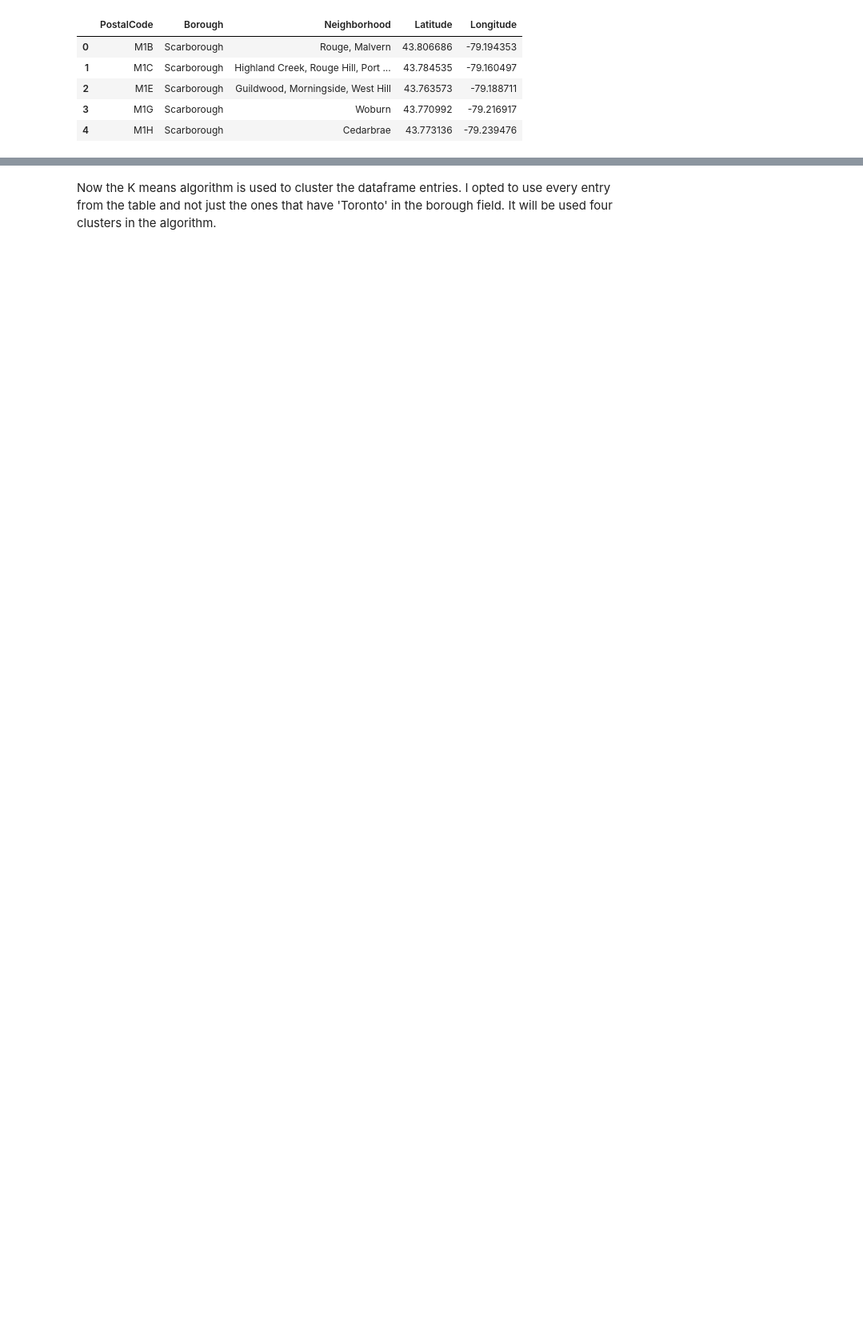
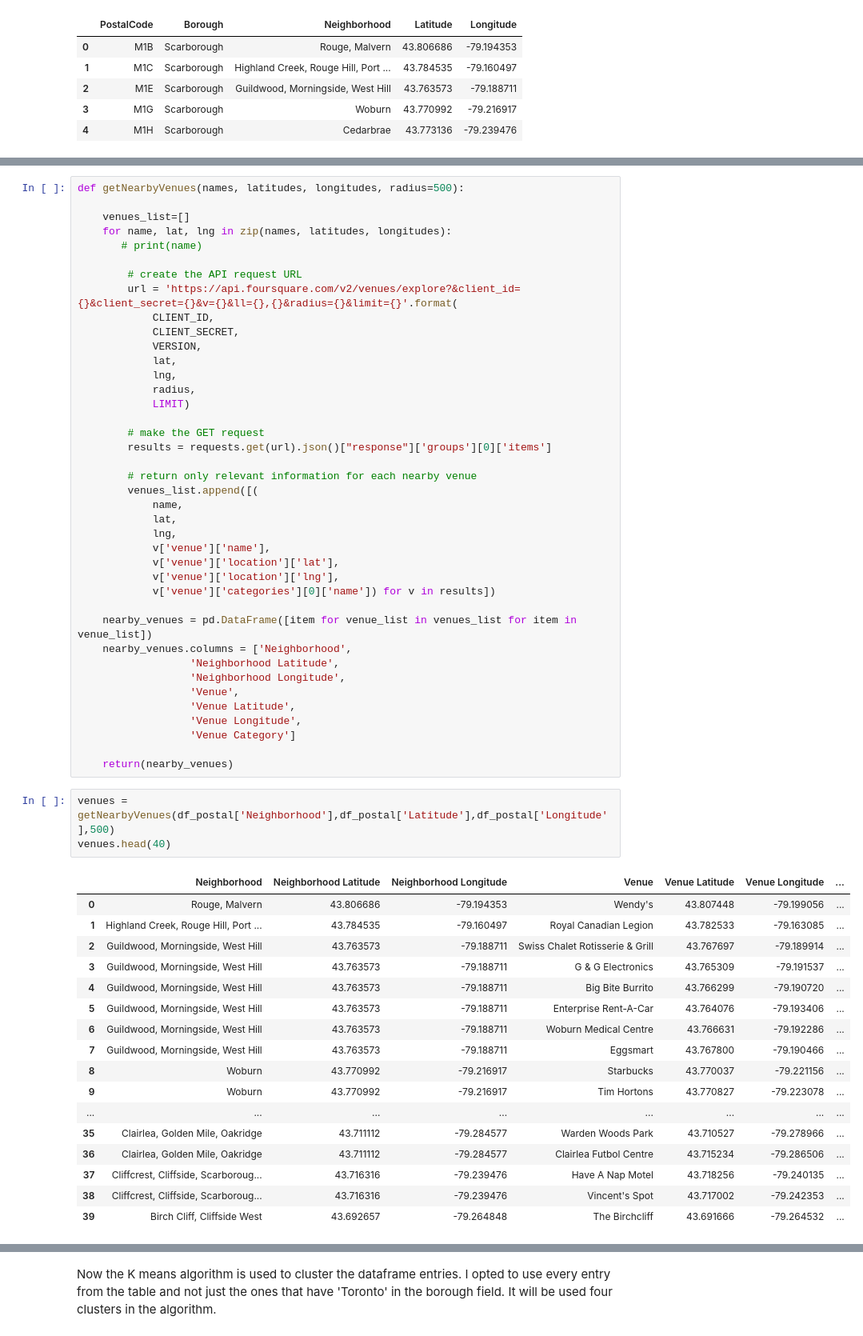
Before and after one commit to MatheusCH89/Coursera_Capstone, a Jupyter notebook: Clustering Toronto Boroughs.ipynb, the cells around one changed output, grey strips where cells are left out. Shown: that part at 80% size. Saved outputs shown, nothing was run; the diff lists cells and outputs as text; blank space fills up the shorter version.

```diff
--- a/Clustering Toronto Boroughs.ipynb
+++ b/Clustering Toronto Boroughs.ipynb
@@ -45,0 +55,61 @@ df_postal.head()
+# %%
+def getNearbyVenues(names, latitudes, longitudes, radius=500):
+
+    venues_list=[]
+    for name, lat, lng in zip(names, latitudes, longitudes):
+       # print(name)
+
+        # create the API request URL
+        url = 'https://api.foursquare.com/v2/venues/explore?&client_id={}&client_secret={}&v={}&ll={},{}&radius={}&limit={}'.format(
+            CLIENT_ID,
+            CLIENT_SECRET,
+            VERSION,
+            lat,
+            lng,
+            radius,
+            LIMIT)
+
+        # make the GET request
+        results = requests.get(url).json()["response"]['groups'][0]['items']
+
+        # return only relevant information for each nearby venue
+        venues_list.append([(
+            name,
+            lat,
+            lng,
+            v['venue']['name'],
+            v['venue']['location']['lat'],
+            v['venue']['location']['lng'],
+            v['venue']['categories'][0]['name']) for v in results])
+
+    nearby_venues = pd.DataFrame([item for venue_list in venues_list for item in venue_list])
+    nearby_venues.columns = ['Neighborhood',
+                  'Neighborhood Latitude',
+                  'Neighborhood Longitude',
+                  'Venue',
+                  'Venue Latitude',
+                  'Venue Longitude',
+                  'Venue Category']
+
+    return(nearby_venues)
+# %%
+venues = getNearbyVenues(df_postal['Neighborhood'],df_postal['Latitude'],df_postal['Longitude'],500)
+venues.head(40)
+# %% [output]
+|  | Neighborhood | Neighborhood Latitude | Neighborhood Longitude | Venue | Venue Latitude | Venue Longitude | ... |
+| 0 | Rouge, Malvern | 43.806686 | -79.194353 | Wendy's | 43.807448 | -79.199056 | ... |
+| 1 | Highland Creek, Rouge Hill, Port ... | 43.784535 | -79.160497 | Royal Canadian Legion | 43.782533 | -79.163085 | ... |
+| 2 | Guildwood, Morningside, West Hill | 43.763573 | -79.188711 | Swiss Chalet Rotisserie & Grill | 43.767697 | -79.189914 | ... |
+| 3 | Guildwood, Morningside, West Hill | 43.763573 | -79.188711 | G & G Electronics | 43.765309 | -79.191537 | ... |
+| 4 | Guildwood, Morningside, West Hill | 43.763573 | -79.188711 | Big Bite Burrito | 43.766299 | -79.190720 | ... |
+| 5 | Guildwood, Morningside, West Hill | 43.763573 | -79.188711 | Enterprise Rent-A-Car | 43.764076 | -79.193406 | ... |
+| 6 | Guildwood, Morningside, West Hill | 43.763573 | -79.188711 | Woburn Medical Centre | 43.766631 | -79.192286 | ... |
+| 7 | Guildwood, Morningside, West Hill | 43.763573 | -79.188711 | Eggsmart | 43.767800 | -79.190466 | ... |
+| 8 | Woburn | 43.770992 | -79.216917 | Starbucks | 43.770037 | -79.221156 | ... |
+| 9 | Woburn | 43.770992 | -79.216917 | Tim Hortons | 43.770827 | -79.223078 | ... |
+| ... | ... | ... | ... | ... | ... | ... | ... |
+| 35 | Clairlea, Golden Mile, Oakridge | 43.711112 | -79.284577 | Warden Woods Park | 43.710527 | -79.278966 | ... |
+| 36 | Clairlea, Golden Mile, Oakridge | 43.711112 | -79.284577 | Clairlea Futbol Centre | 43.715234 | -79.286506 | ... |
+| 37 | Cliffcrest, Cliffside, Scarboroug... | 43.716316 | -79.239476 | Have A Nap Motel | 43.718256 | -79.240135 | ... |
+| 38 | Cliffcrest, Cliffside, Scarboroug... | 43.716316 | -79.239476 | Vincent's Spot | 43.717002 | -79.242353 | ... |
+| 39 | Birch Cliff, Cliffside West | 43.692657 | -79.264848 | The Birchcliff | 43.691666 | -79.264532 | ... |
```
Also changed, not shown: parts of 10 cells of this notebook.
